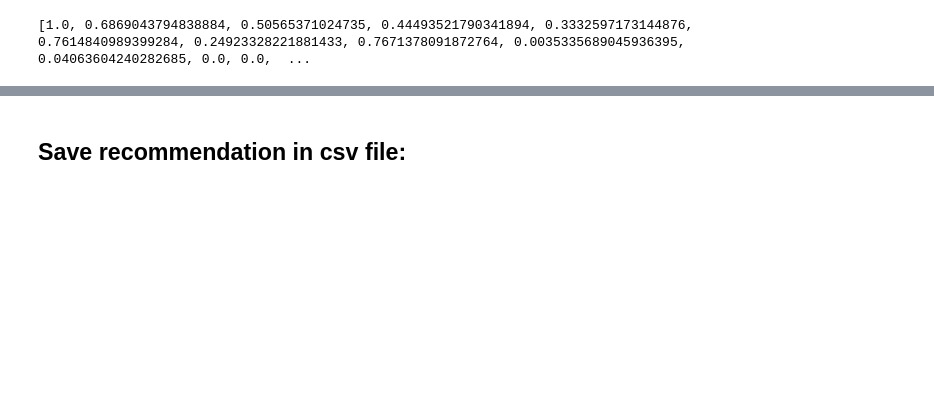
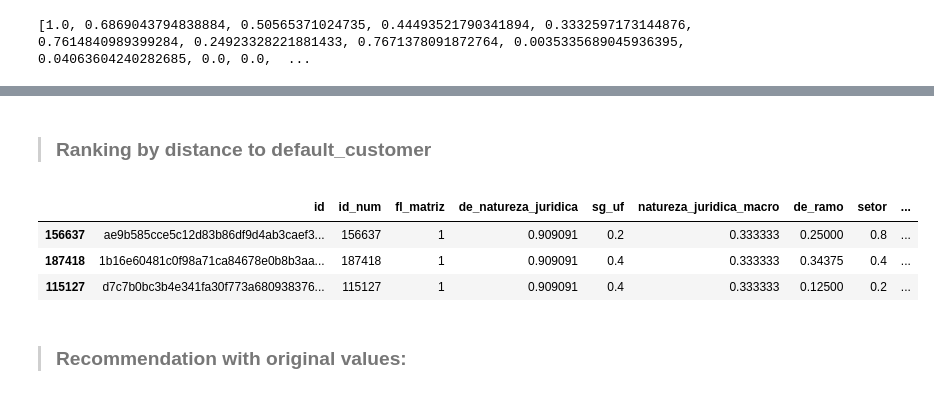
Before and after one commit to codenation-dev/squad-4-ad-data-science-1, a Jupyter notebook: analysis/Class_Recommender_systems.ipynb, the cells around one changed output, grey strips where cells are left out. Cells and saved outputs as stored; diff of their text form; code cells hidden in the pictures; blank space fills up the shorter version.

```diff
--- a/analysis/Class_Recommender_systems.ipynb
+++ b/analysis/Class_Recommender_systems.ipynb
@@ -700,2 +603,0 @@ full_top25_recommendation.head()
-# %% [markdown]
-## Save recommendation in csv file:
@@ -703,0 +604,2 @@ full_top25_recommendation.head()
+# %% [markdown]
+> ### Ranking by distance to default_customer
@@ -703,0 +613,10 @@ full_top25_recommendation.head()
+# %%
+# Order by dist_centroid:
+recommendation.head(3)
+# %% [output]
+|  | id | id_num | fl_matriz | de_natureza_juridica | sg_uf | natureza_juridica_macro | de_ramo | setor | ... |
+| 156637 | ae9b585cce5c12d83b86df9d4ab3caef3... | 156637 | 1 | 0.909091 | 0.2 | 0.333333 | 0.25000 | 0.8 | ... |
+| 187418 | 1b16e60481c0f98a71ca84678e0b8b3aa... | 187418 | 1 | 0.909091 | 0.4 | 0.333333 | 0.34375 | 0.4 | ... |
+| 115127 | d7c7b0bc3b4e341fa30f773a680938376... | 115127 | 1 | 0.909091 | 0.4 | 0.333333 | 0.12500 | 0.2 | ... |
+# %% [markdown]
+> ### Recommendation with original values:
```
Also changed, not shown: parts of 57 cells of this notebook.
